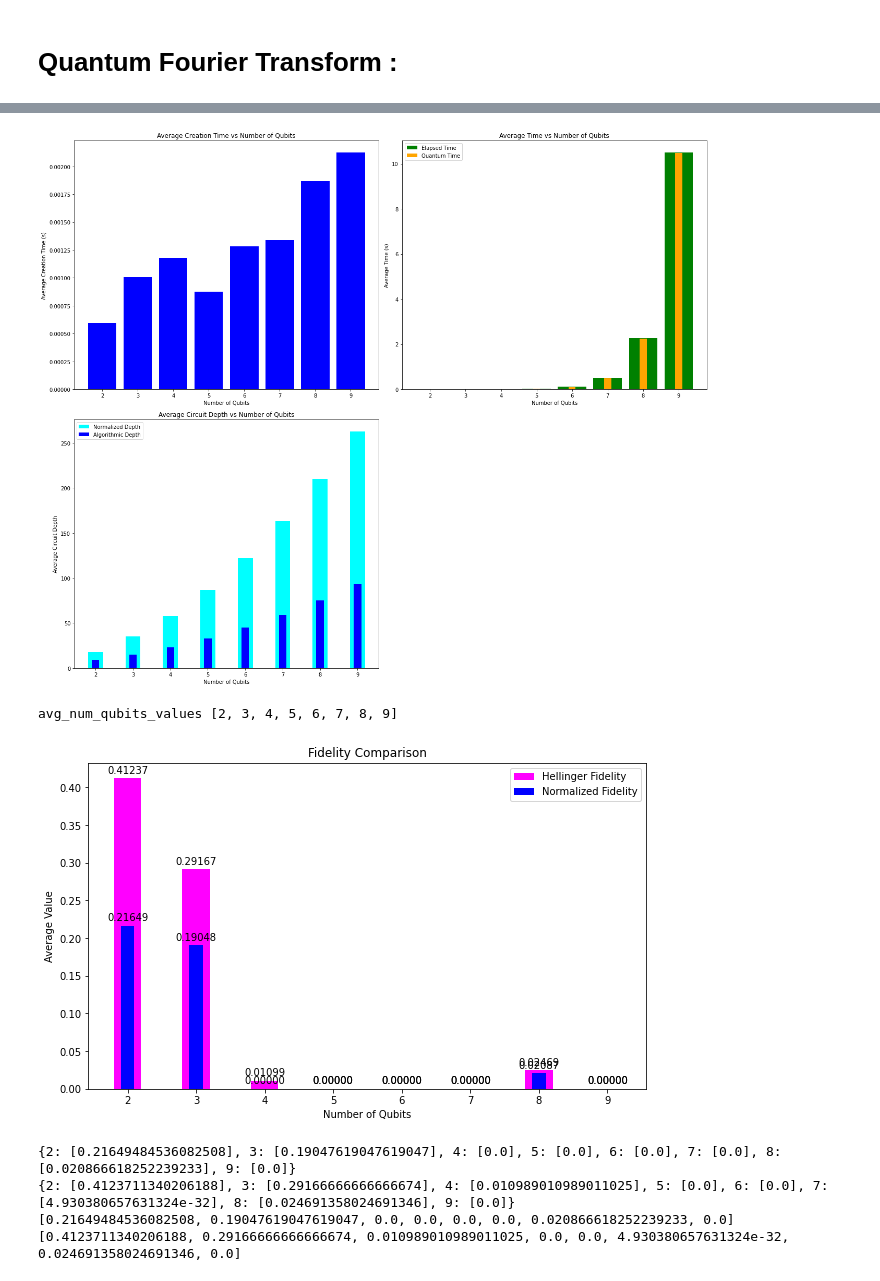
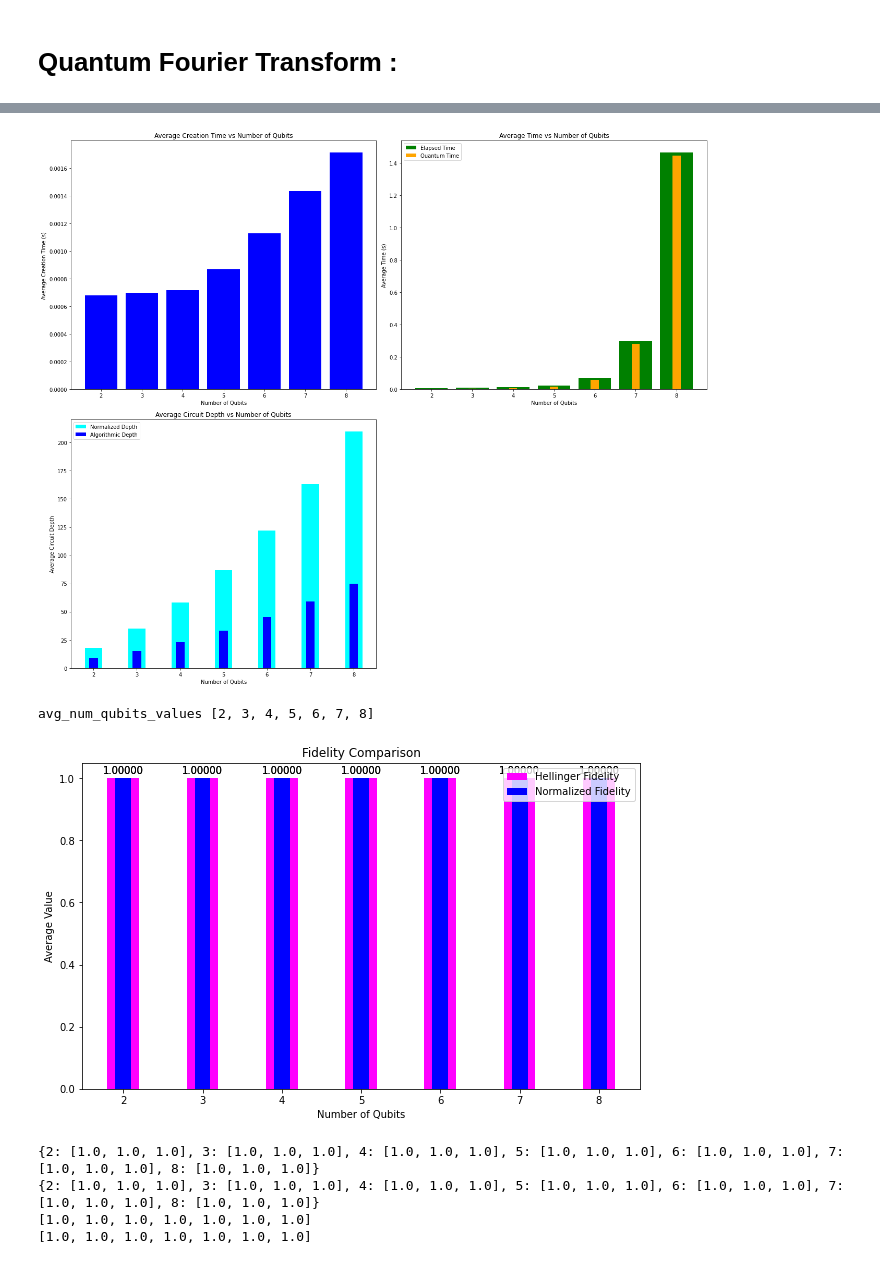
Before and after one commit to PavanCyborg/QSIM_Benchmark_Implementation, a Jupyter notebook: QFT/QFT_DM_simulator.ipynb, the cells around one changed output, grey strips where cells are left out. Drawn from its saved outputs; the diff is of its cells as text; code cells hidden in the pictures.

```diff
--- a/QFT/QFT_DM_simulator.ipynb
+++ b/QFT/QFT_DM_simulator.ipynb
@@ -437,7 +421,7 @@ def plot_data(fidelity_data, Hf_fidelity_data, title):
 from qiskit.circuit.library import QFT
 import matplotlib
 backend = BasicAer.get_backend('dm_simulator')
-def run (min_qubits = 2, max_qubits = 9, max_circuits = 1, skip_qubits=1, num_shots = 100,method=1):
+def run (min_qubits = 2, max_qubits = 8, max_circuits = 3, skip_qubits=1, num_shots = 100,method=1):
     max_qubits = max(2, max_qubits)
     min_qubits = min(max(2, min_qubits), max_qubits)
     skip_qubits = max(1, skip_qubits)
@@ -510,7 +494,7 @@ def run (min_qubits = 2, max_qubits = 9, max_circuits = 1, skip_qubits=1, num_sh
 
             #execution
             ts = time.time()
-            job = execute(qc, backend, shots=num_shots, **options_noisy)
+            job = execute(qc, backend, shots=num_shots, **options)
             result = job.result()
             elapsed_time = time.time() - ts
             elapsed_times.append(elapsed_time)
@@ -518,7 +502,7 @@ def run (min_qubits = 2, max_qubits = 9, max_circuits = 1, skip_qubits=1, num_sh
             # Calculate quantum processing time (excluding creation time)
             quantum_time = result.results[0].running_time_taken
             quantum_times.append(quantum_time)
-
+            print(result.results[0])
             #ensemble probability
             prob = result.results[0].data.partial_probability
             print(prob)
@@ -584,7 +568,8 @@ def run (min_qubits = 2, max_qubits = 9, max_circuits = 1, skip_qubits=1, num_sh
     return creation_times, elapsed_times, quantum_times, circuit_depths, transpiled_depths, fidelity_data, Hf_fidelity_data
 
 # Define the range of qubits for the x-axis
-num_qubits_range = range(2, 9+1)
+num_qubits_range = range(2, 8
+                         +1)
 print("num_qubits_range =",num_qubits_range)
 
 # Execute the benchmark program, accumulate metrics, and calculate circuit depths
@@ -593,11 +578,11 @@ creation_times, elapsed_times, quantum_times, circuit_depths,transpiled_depths,
 #avg_fidelity_means, avg_Hf_fidelity_means = fidelity_data()
 
 # Calculate average creation time, elapsed time, quantum processing time, and circuit depth for each number of qubits
-avg_creation_times = [np.mean(creation_times[i:i+1]) for i in range(0, len(creation_times), 1)]
-avg_elapsed_times = [np.mean(elapsed_times[i:i+1]) for i in range(0, len(elapsed_times), 1)]
-avg_quantum_times = [np.mean(quantum_times[i:i+1]) for i in range(0, len(quantum_times), 1)]
-avg_circuit_depths = [np.mean(circuit_depths[i:i+1]) for i in range(0, len(circuit_depths), 1)]
-avg_transpiled_depths = [np.mean(transpiled_depths[i:i+1]) for i in range(0, len(transpiled_depths), 1)]
+avg_creation_times = [np.mean(creation_times[i:i+3]) for i in range(0, len(creation_times), 3)]
+avg_elapsed_times = [np.mean(elapsed_times[i:i+3]) for i in range(0, len(elapsed_times), 3)]
+avg_quantum_times = [np.mean(quantum_times[i:i+3]) for i in range(0, len(quantum_times), 3)]
+avg_circuit_depths = [np.mean(circuit_depths[i:i+3]) for i in range(0, len(circuit_depths), 3)]
+avg_transpiled_depths = [np.mean(transpiled_depths[i:i+3]) for i in range(0, len(transpiled_depths), 3)]
 
 print(f"avg_creation_times={avg_creation_times}")
 # Plot histograms for average creation time, average elapsed time, average quantum processing time, and average circuit depth versus the number of qubits
@@ -655,7 +640,7 @@ avg_creation_times=[0.0005960464477539062, 0.0010080337524414062, 0.001178503036
-[figure, old version]
+[figure, new version]
-avg_num_qubits_values [2, 3, 4, 5, 6, 7, 8, 9]
+avg_num_qubits_values [2, 3, 4, 5, 6, 7, 8]
-[figure, old version]
+[figure, new version]
-{2: [0.21649484536082508], 3: [0.19047619047619047], 4: [0.0], 5: [0.0], 6: [0.0], 7: [0.0], 8: [0.020866618252239233], 9: [0.0]}
-{2: [0.4123711340206188], 3: [0.29166666666666674], 4: [0.010989010989011025], 5: [0.0], 6: [0.0], 7: [4.930380657631324e-32], 8: [0.024691358024691346], 9: [0.0]}
-[0.21649484536082508, 0.19047619047619047, 0.0, 0.0, 0.0, 0.0, 0.020866618252239233, 0.0]
-[0.4123711340206188, 0.29166666666666674, 0.010989010989011025, 0.0, 0.0, 4.930380657631324e-32, 0.024691358024691346, 0.0]
+{2: [1.0, 1.0, 1.0], 3: [1.0, 1.0, 1.0], 4: [1.0, 1.0, 1.0], 5: [1.0, 1.0, 1.0], 6: [1.0, 1.0, 1.0], 7: [1.0, 1.0, 1.0], 8: [1.0, 1.0, 1.0]}
+{2: [1.0, 1.0, 1.0], 3: [1.0, 1.0, 1.0], 4: [1.0, 1.0, 1.0], 5: [1.0, 1.0, 1.0], 6: [1.0, 1.0, 1.0], 7: [1.0, 1.0, 1.0], 8: [1.0, 1.0, 1.0]}
+[1.0, 1.0, 1.0, 1.0, 1.0, 1.0, 1.0]
+[1.0, 1.0, 1.0, 1.0, 1.0, 1.0, 1.0]
```
Also changed, not shown: parts of 4 cells of this notebook.
